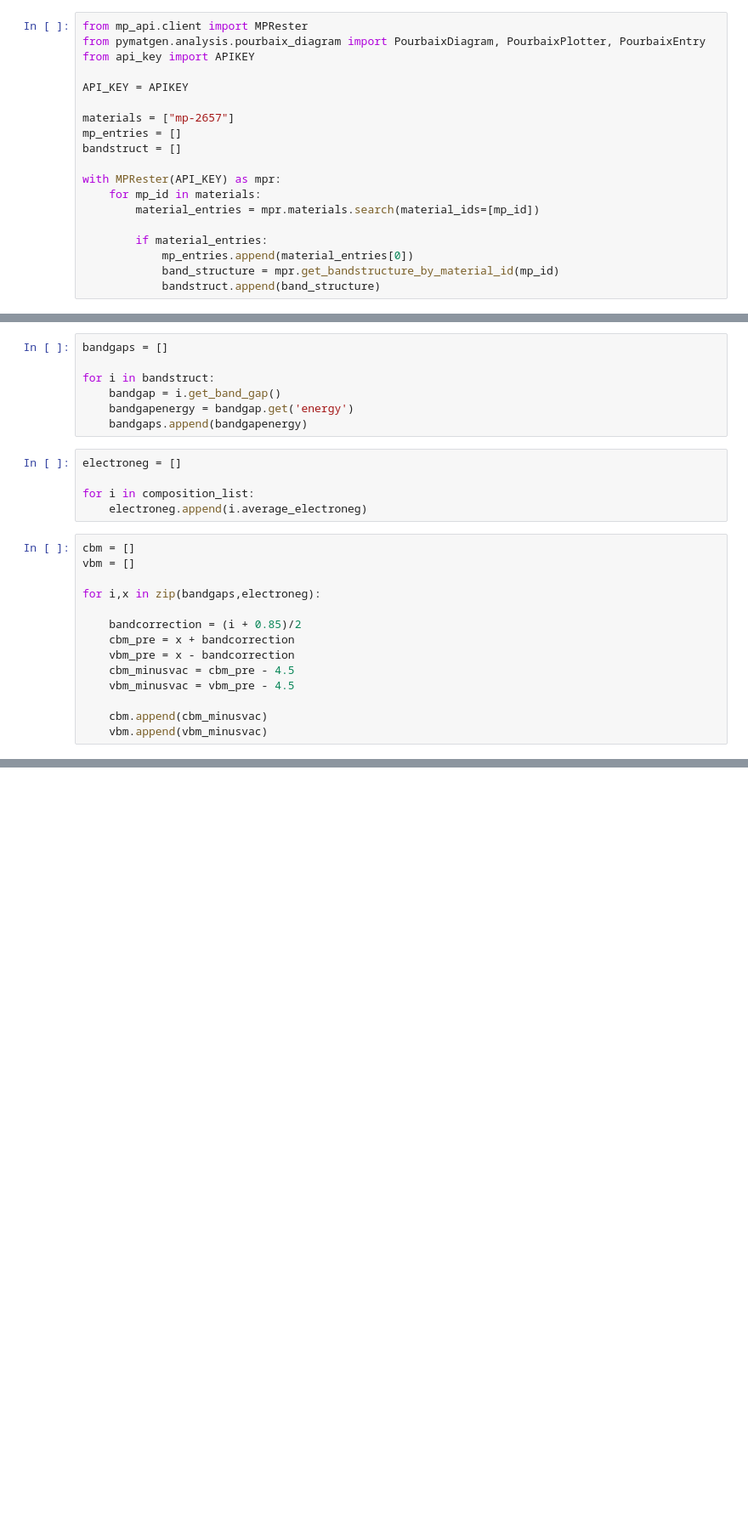
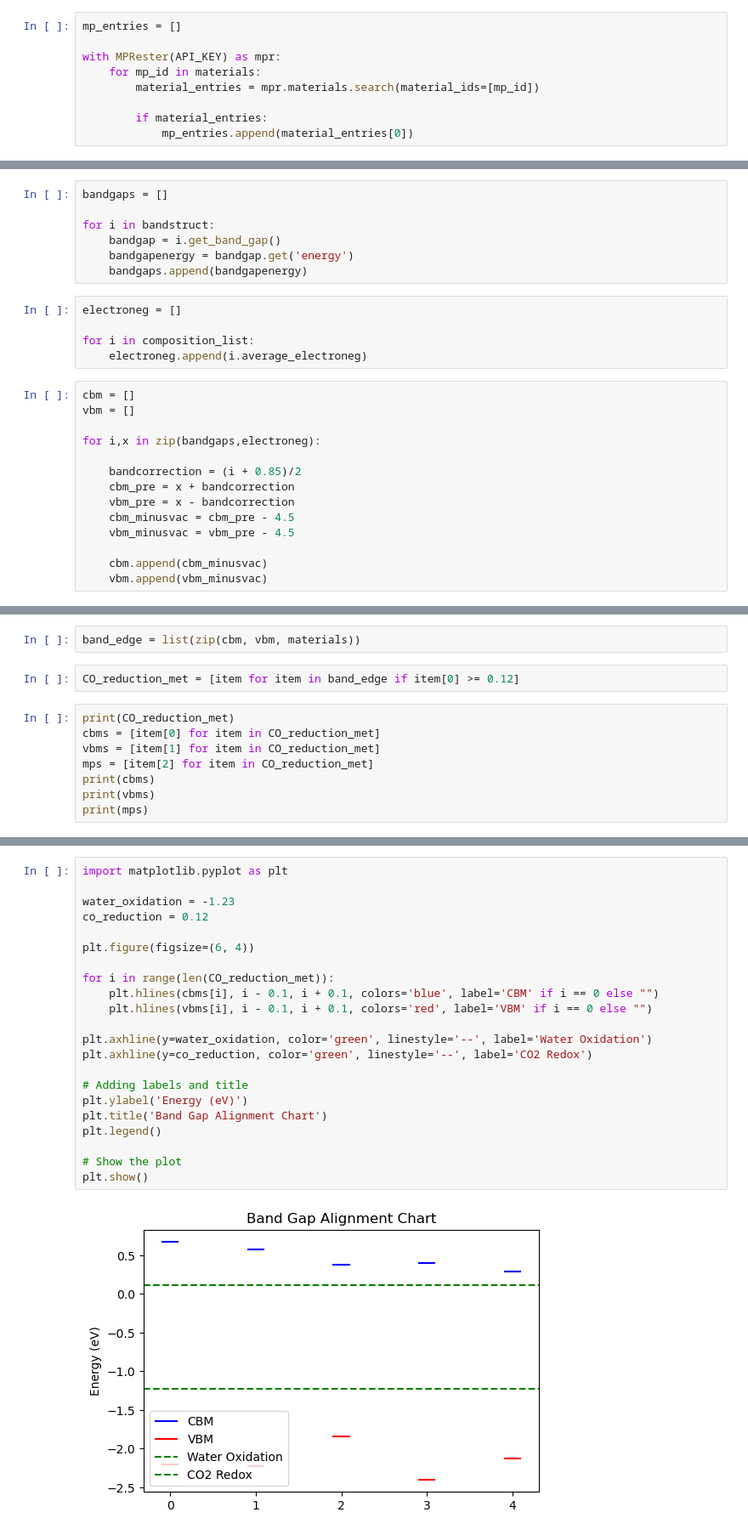
Before and after one commit to MoinKhwaja/Heterojunction-Metal-Organic-Framework-Photocataysts, a Jupyter notebook: Metal_Oxide_Method/bandAlignment.ipynb, the cells around one changed output, grey strips where cells are left out. Shown at 85% size. Saved outputs shown, nothing was run; the diff lists cells and outputs as text; blank space fills up the shorter version.

Commit message:
completed band alighment with lists

```diff
--- a/Metal_Oxide_Method/bandAlignment.ipynb
+++ b/Metal_Oxide_Method/bandAlignment.ipynb
@@ -1,13 +44,5 @@
 # %%
-from mp_api.client import MPRester
-from pymatgen.analysis.pourbaix_diagram import PourbaixDiagram, PourbaixPlotter, PourbaixEntry
-from api_key import APIKEY
-
-API_KEY = APIKEY
-
-materials = ["mp-2657"]
 mp_entries = []
-bandstruct = []
 
 with MPRester(API_KEY) as mpr:
     for mp_id in materials:
@@ -15,5 +50,3 @@ with MPRester(API_KEY) as mpr:
 
         if material_entries:
             mp_entries.append(material_entries[0])
-            band_structure = mpr.get_bandstructure_by_material_id(mp_id)
-            bandstruct.append(band_structure)
@@ -56,0 +88,12 @@ print(vbm)
+# %%
+band_edge = list(zip(cbm, vbm, materials))
+# %%
+CO_reduction_met = [item for item in band_edge if item[0] >= 0.12]
+# %%
+print(CO_reduction_met)
+cbms = [item[0] for item in CO_reduction_met]
+vbms = [item[1] for item in CO_reduction_met]
+mps = [item[2] for item in CO_reduction_met]
+print(cbms)
+print(vbms)
+print(mps)
@@ -56,0 +105,24 @@ print(vbm)
+# %%
+import matplotlib.pyplot as plt
+
+water_oxidation = -1.23
+co_reduction = 0.12
+
+plt.figure(figsize=(6, 4))
+
+for i in range(len(CO_reduction_met)):
+    plt.hlines(cbms[i], i - 0.1, i + 0.1, colors='blue', label='CBM' if i == 0 else "")
+    plt.hlines(vbms[i], i - 0.1, i + 0.1, colors='red', label='VBM' if i == 0 else "")
+
+plt.axhline(y=water_oxidation, color='green', linestyle='--', label='Water Oxidation')
+plt.axhline(y=co_reduction, color='green', linestyle='--', label='CO2 Redox')
+
+# Adding labels and title
+plt.ylabel('Energy (eV)')
+plt.title('Band Gap Alignment Chart')
+plt.legend()
+
+# Show the plot
+plt.show()
+# %% [output]
+[figure, added]
```
Also changed, not shown: parts of 5 cells of this notebook.
